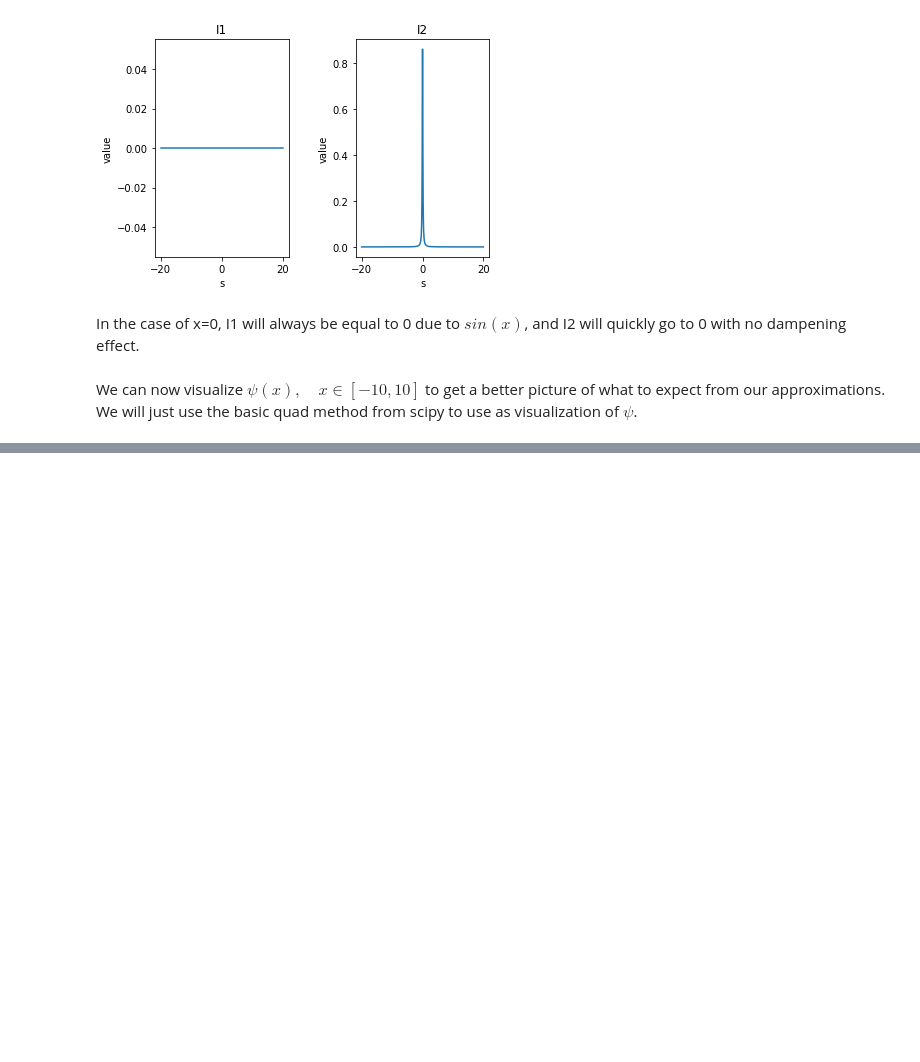
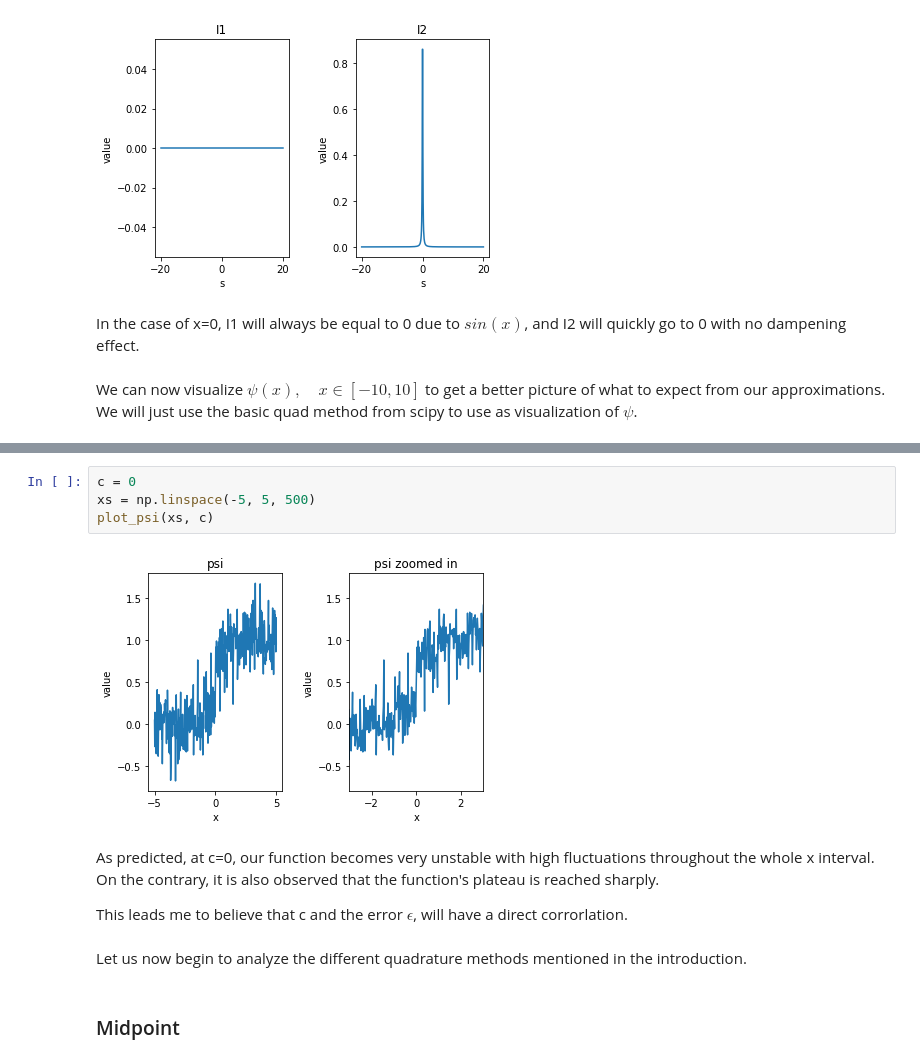
Before and after one commit to VijayStroup/ns-quadrature, a Jupyter notebook: nerve_quadrature.ipynb, the cells around one changed output, grey strips where cells are left out. Saved outputs shown, nothing was run; the diff lists cells and outputs as text; blank space fills up the shorter version.

```diff
--- a/nerve_quadrature.ipynb
+++ b/nerve_quadrature.ipynb
@@ -197,0 +217,18 @@ plt.show()
+# %%
+c = 0
+xs = np.linspace(-5, 5, 500)
+plot_psi(xs, c)
+# %% [output]
+[figure, added]
+# %% [markdown]
+As predicted, at c=0, our function becomes very unstable with high fluctuations
+throughout the whole x interval.
+On the contrary, it is also observed that the function's plateau is reached sharply.
+
+This leads me to believe that c and the error $\epsilon$, will have a direct
+corrorlation.
+# %% [markdown]
+Let us now begin to analyze the different quadrature methods mentioned in the
+introduction.
+# %% [markdown]
+### Midpoint
```
Also changed, not shown: parts of 6 cells of this notebook.
